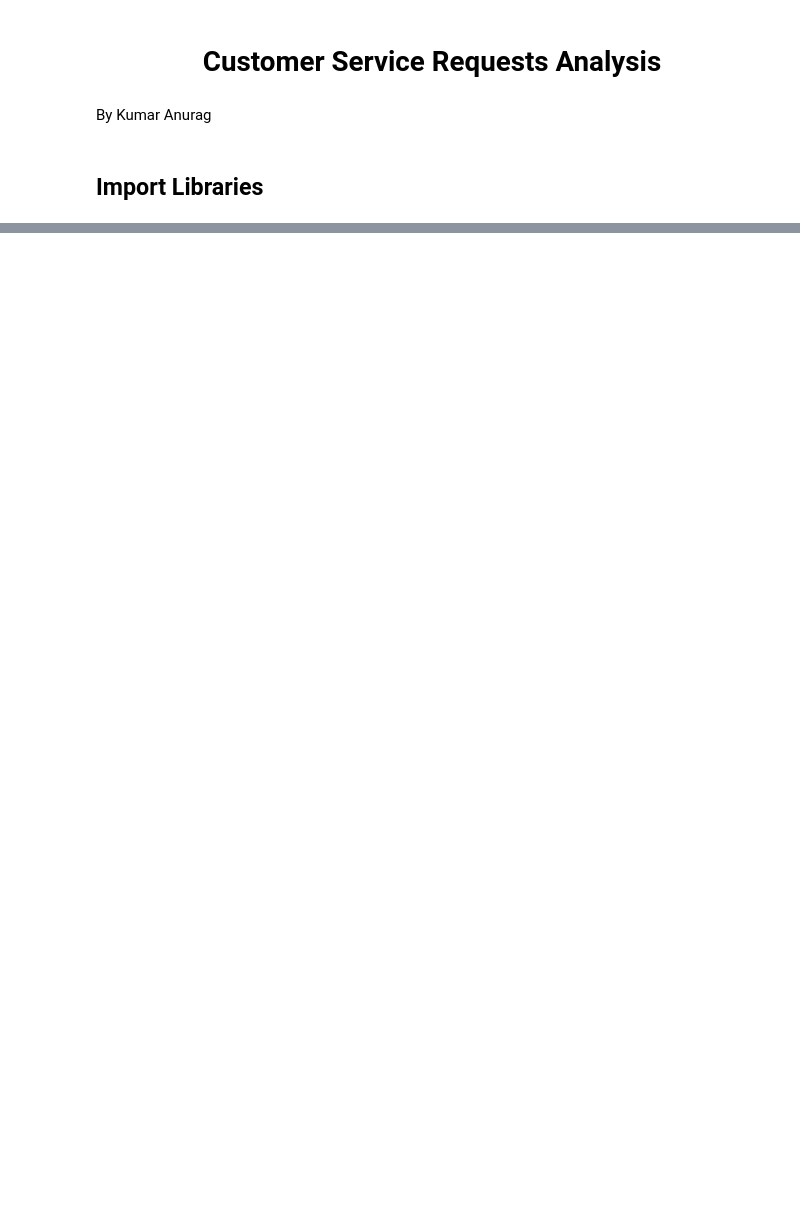
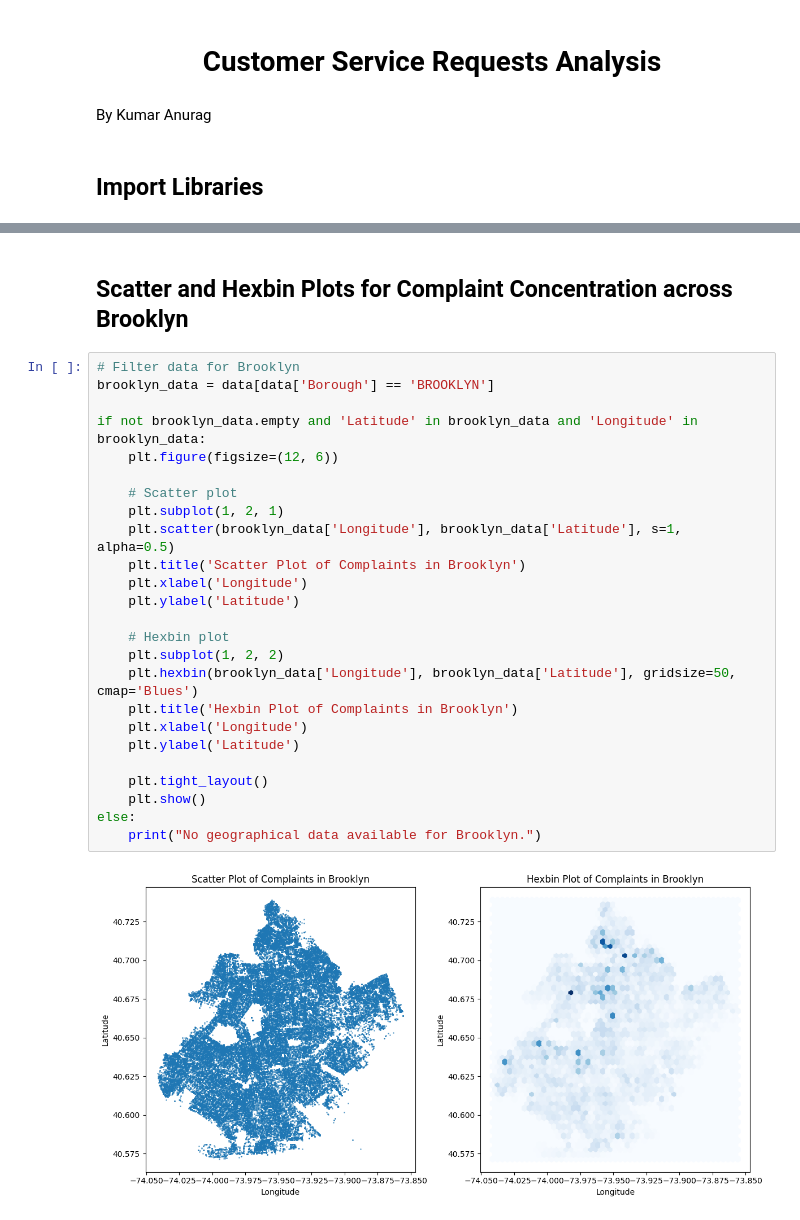
Before and after one commit to kmranrg/Simplilearn_DS, a Jupyter notebook: DataScienceWithPython/Final Projects/Customer Service Requests Analysis/P01/Customer Service Requests Analysis.ipynb, the cells around one changed output, grey strips where cells are left out. Cells and saved outputs as stored; diff of their text form; blank space fills up the shorter version.

```diff
--- a/DataScienceWithPython/Final Projects/Customer Service Requests Analysis/P01/Customer Service Requests Analysis.ipynb
+++ b/DataScienceWithPython/Final Projects/Customer Service Requests Analysis/P01/Customer Service Requests Analysis.ipynb
@@ -68,0 +65,29 @@ dtype: int64
+# %% [markdown]
+## Scatter and Hexbin Plots for Complaint Concentration across Brooklyn
+# %%
+# Filter data for Brooklyn
+brooklyn_data = data[data['Borough'] == 'BROOKLYN']
+
+if not brooklyn_data.empty and 'Latitude' in brooklyn_data and 'Longitude' in brooklyn_data:
+    plt.figure(figsize=(12, 6))
+
+    # Scatter plot
+    plt.subplot(1, 2, 1)
+    plt.scatter(brooklyn_data['Longitude'], brooklyn_data['Latitude'], s=1, alpha=0.5)
+    plt.title('Scatter Plot of Complaints in Brooklyn')
+    plt.xlabel('Longitude')
+    plt.ylabel('Latitude')
+
+    # Hexbin plot
+    plt.subplot(1, 2, 2)
+    plt.hexbin(brooklyn_data['Longitude'], brooklyn_data['Latitude'], gridsize=50, cmap='Blues')
+    plt.title('Hexbin Plot of Complaints in Brooklyn')
+    plt.xlabel('Longitude')
+    plt.ylabel('Latitude')
+
+    plt.tight_layout()
+    plt.show()
+else:
+    print("No geographical data available for Brooklyn.")
+# %% [output]
+[figure, added]
```
Also changed, not shown: parts of 25 cells of this notebook, 3 other files.
